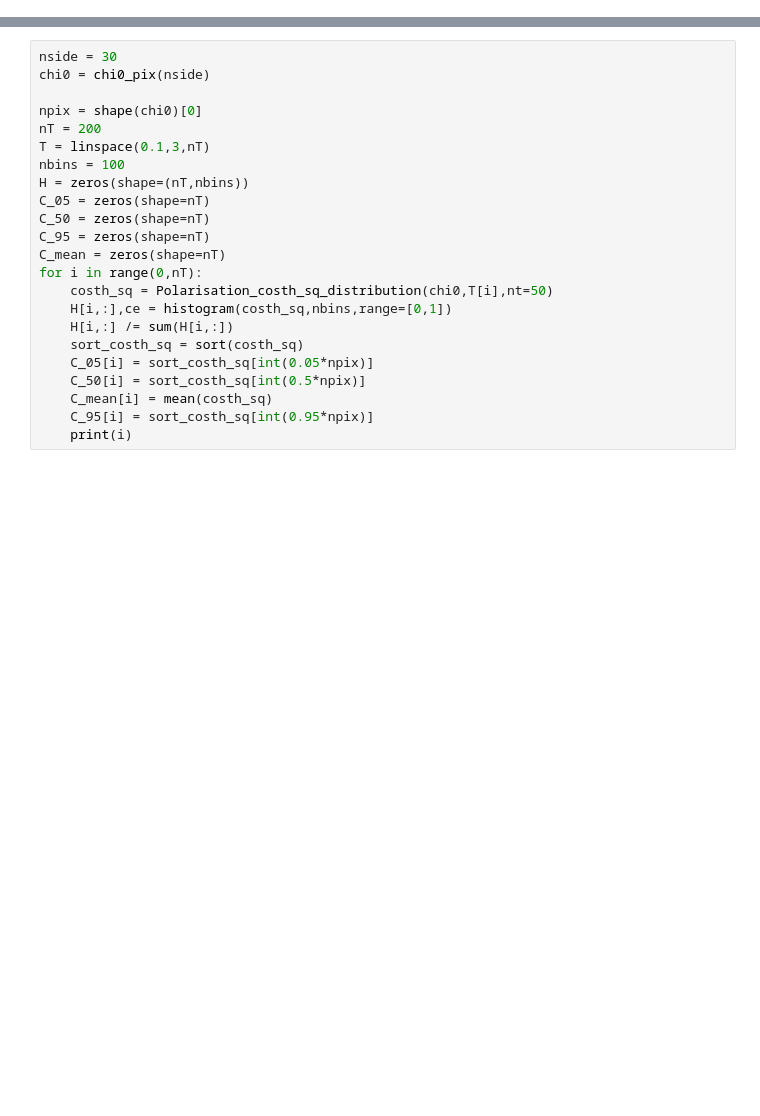
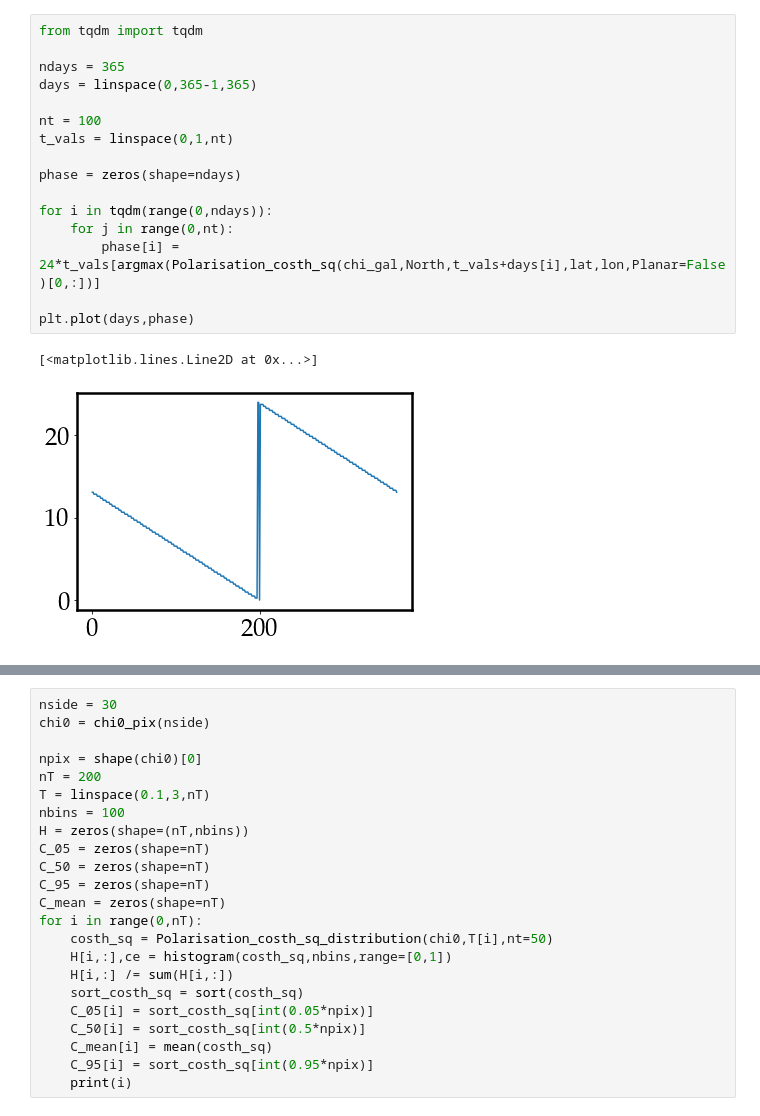
Before and after one commit to cajohare/DarkPhotonCookbook, a Jupyter notebook: code/Polarisation_angles_galactic.ipynb, the cells around one changed output, grey strips where cells are left out. Saved outputs shown, nothing was run; the diff lists cells and outputs as text; blank space fills up the shorter version.

```diff
--- a/code/Polarisation_angles_galactic.ipynb
+++ b/code/Polarisation_angles_galactic.ipynb
@@ -144,0 +94,19 @@ plt.legend(title='T [hours]')
+# %%
+from tqdm import tqdm
+
+ndays = 365
+days = linspace(0,365-1,365)
+
+nt = 100
+t_vals = linspace(0,1,nt)
+
+phase = zeros(shape=ndays)
+
+for i in tqdm(range(0,ndays)):
+    for j in range(0,nt):
+        phase[i] = 24*t_vals[argmax(Polarisation_costh_sq(chi_gal,North,t_vals+days[i],lat,lon,Planar=False)[0,:])]
+
+plt.plot(days,phase)
+# %% [output]
+[<matplotlib.lines.Line2D at 0x...>]
+[figure, added]
```
Also changed, not shown: parts of 13 cells of this notebook, 29 other files.
